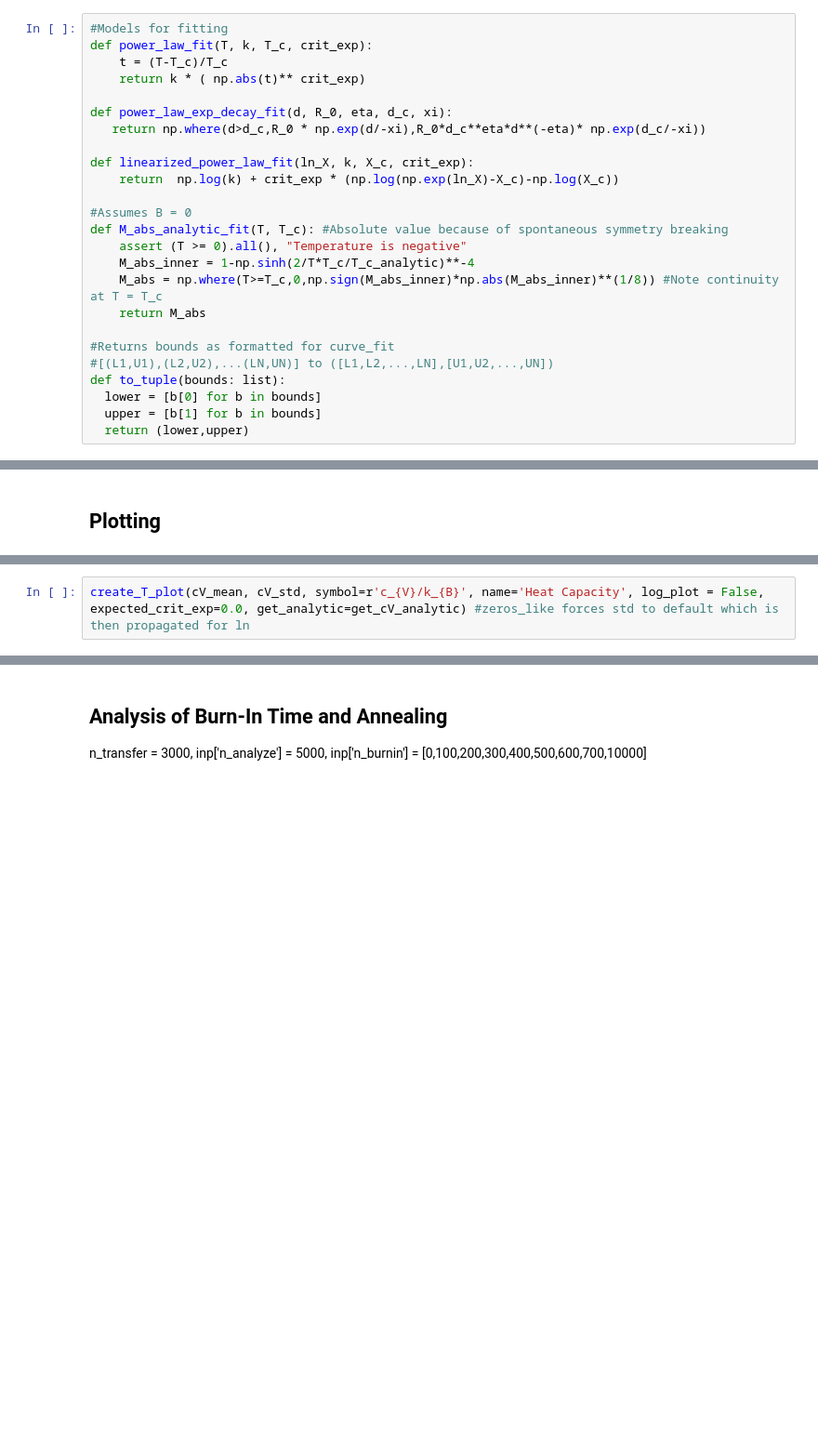
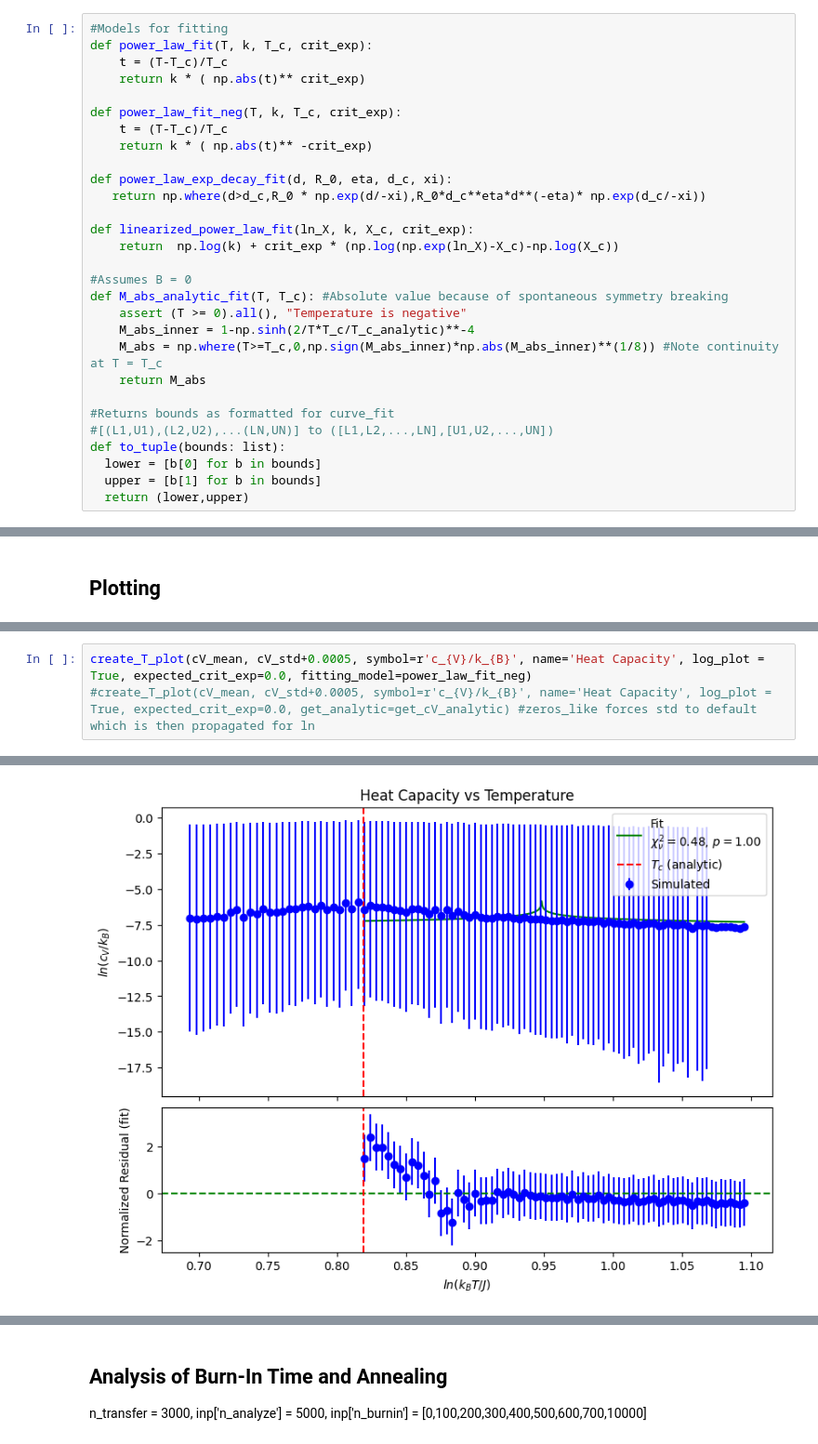
Before and after one commit to DarkLordProgrammer/ising, a Jupyter notebook: ising_plot_wyatt.ipynb, the cells around one changed output, grey strips where cells are left out. Shown at 93% size. Drawn from its saved outputs; the diff is of its cells as text; blank space fills up the shorter version.

```diff
--- a/ising_plot_wyatt.ipynb
+++ b/ising_plot_wyatt.ipynb
@@ -79,6 +79,10 @@ def get_chi_analytic(T): #Need partial derivative of M with respect to B
 def power_law_fit(T, k, T_c, crit_exp):
     t = (T-T_c)/T_c
     return k * ( np.abs(t)** crit_exp)
+
+def power_law_fit_neg(T, k, T_c, crit_exp):
+    t = (T-T_c)/T_c
+    return k * ( np.abs(t)** -crit_exp)
 
 def power_law_exp_decay_fit(d, R_0, eta, d_c, xi):
    return np.where(d>d_c,R_0 * np.exp(d/-xi),R_0*d_c**eta*d**(-eta)* np.exp(d_c/-xi))
@@ -627,3 +546,4 @@ cV_mean: [0.00086256 0.00081083 0.00086595 0.00090647 0.00097417 0.00095785
 # %%
-create_T_plot(cV_mean, cV_std, symbol=r'c_{V}/k_{B}', name='Heat Capacity', log_plot = False, expected_crit_exp=0.0, get_analytic=get_cV_analytic) #zeros_like forces std to default which is then propagated for ln
+create_T_plot(cV_mean, cV_std+0.0005, symbol=r'c_{V}/k_{B}', name='Heat Capacity', log_plot = True, expected_crit_exp=0.0, fitting_model=power_law_fit_neg)
+#create_T_plot(cV_mean, cV_std+0.0005, symbol=r'c_{V}/k_{B}', name='Heat Capacity', log_plot = True, expected_crit_exp=0.0, get_analytic=get_cV_analytic) #zeros_like forces std to default which is then propagated for ln
 # %% [output]
@@ -632 +562,2 @@ ValueError: Residuals are not finite in the initial point.
+[figure, added]
 # %%
```
Also changed, not shown: parts of 13 cells of this notebook.
